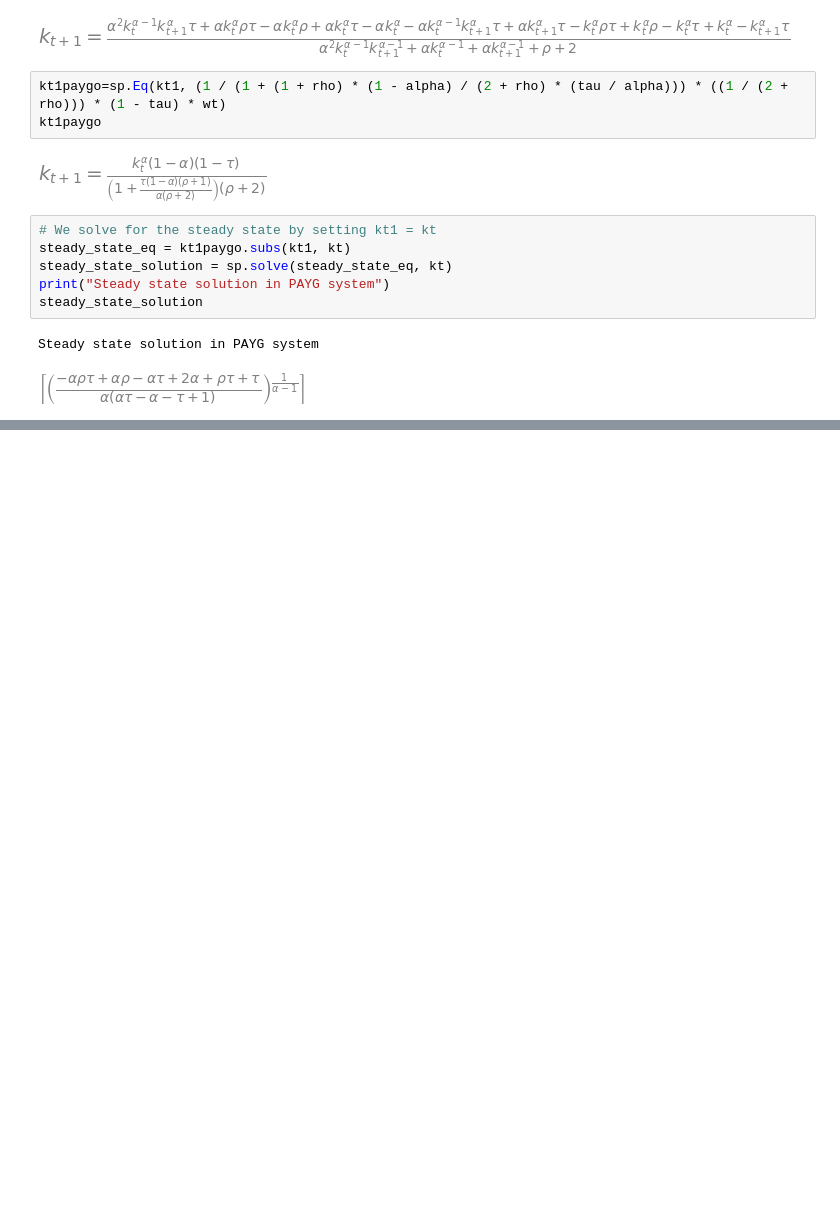
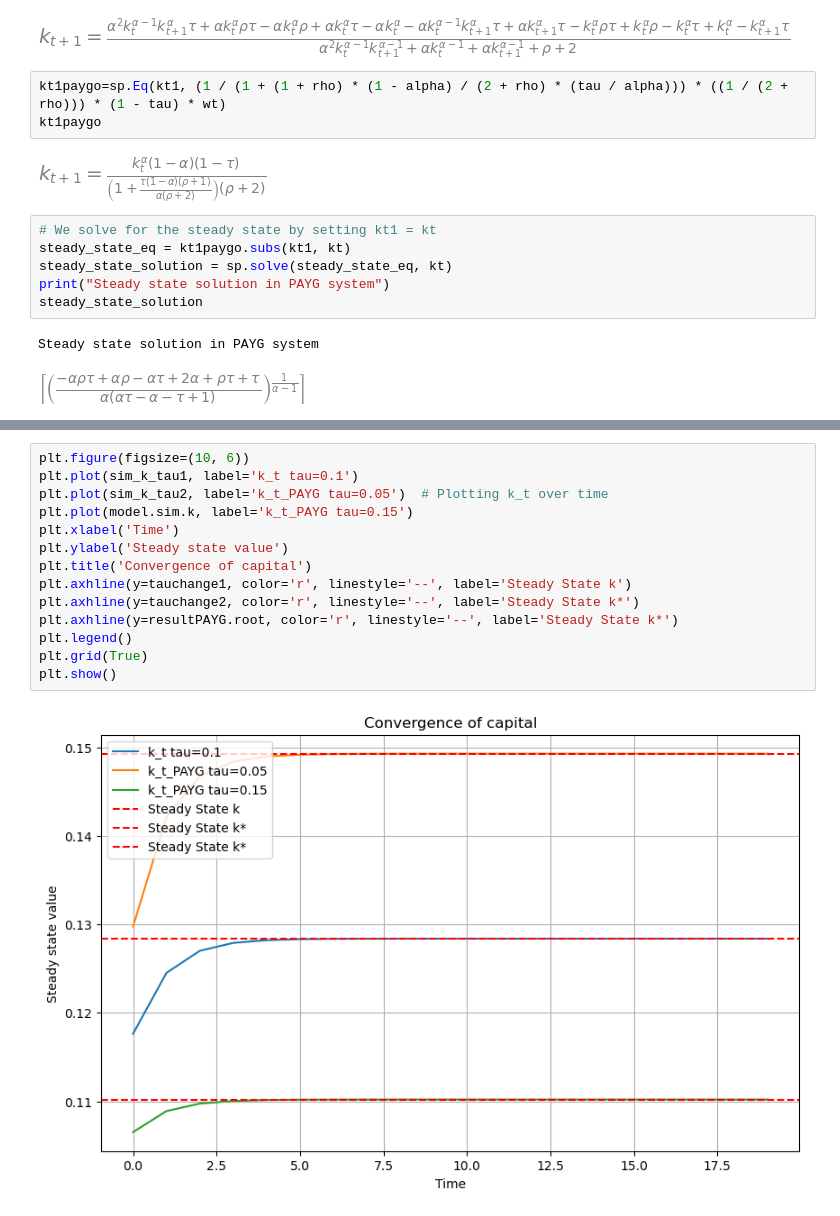
Before and after one commit to NumEconCopenhagen/projects-2024-daniel-og-lukas, a Jupyter notebook: modelproject/modelproject.ipynb, the cells around one changed output, grey strips where cells are left out. Cells and saved outputs as stored; diff of their text form; blank space fills up the shorter version.

```diff
--- a/modelproject/modelproject.ipynb
+++ b/modelproject/modelproject.ipynb
@@ -333,0 +357,16 @@ simulation done in 0.00 secs
+# %%
+plt.figure(figsize=(10, 6))
+plt.plot(sim_k_tau1, label='k_t tau=0.1')
+plt.plot(sim_k_tau2, label='k_t_PAYG tau=0.05')  # Plotting k_t over time
+plt.plot(model.sim.k, label='k_t_PAYG tau=0.15')
+plt.xlabel('Time')
+plt.ylabel('Steady state value')
+plt.title('Convergence of capital')
+plt.axhline(y=tauchange1, color='r', linestyle='--', label='Steady State k')
+plt.axhline(y=tauchange2, color='r', linestyle='--', label='Steady State k*')
+plt.axhline(y=resultPAYG.root, color='r', linestyle='--', label='Steady State k*')
+plt.legend()
+plt.grid(True)
+plt.show()
+# %% [output]
+[figure, added]
```
Also changed, not shown: parts of 5 cells of this notebook, 1 other file.
